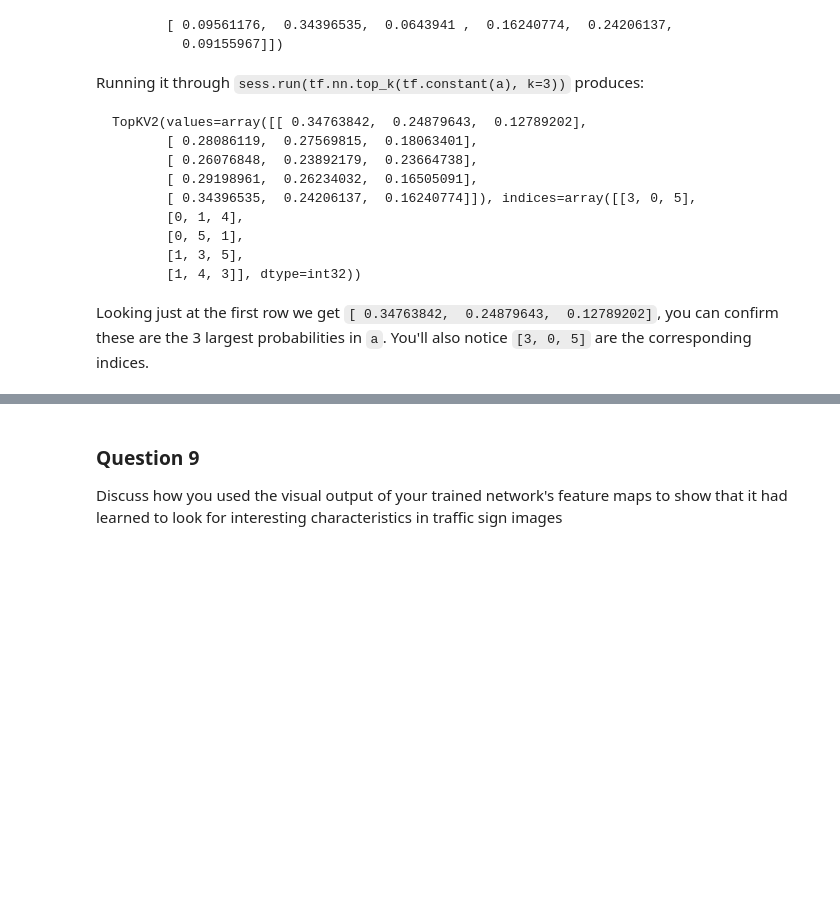
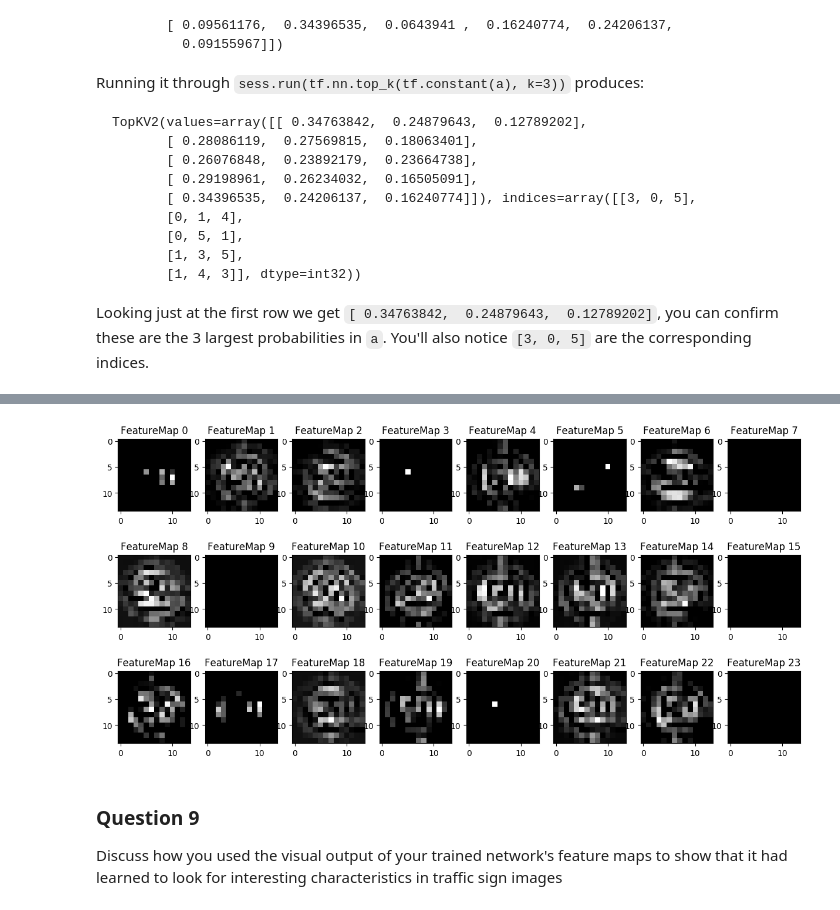
Before and after one commit to seongyooncho/CarND-Traffic-Sign-Classifier-Project, a Jupyter notebook: Traffic_Sign_Classifier.ipynb, the cells around one changed output, grey strips where cells are left out. Cells and saved outputs as stored; diff of their text form; code cells hidden in the pictures; blank space fills up the shorter version.

```diff
--- a/Traffic_Sign_Classifier.ipynb
+++ b/Traffic_Sign_Classifier.ipynb
@@ -353,3 +463,8 @@ Looking just at the first row we get `[ 0.34763842,  0.24879643,  0.12789202]`,
 # %%
 ### Print out the top five softmax probabilities for the predictions on the German traffic sign images found on the web.
 ### Feel free to use as many code cells as needed.
+with tf.Session() as sess:
+    saver.restore(sess, tf.train.latest_checkpoint('.'))
+    sess = tf.get_default_session()
+    top_k = sess.run(tf.nn.top_k(tf.constant(new_prediction), k=5))
+    print(top_k)
@@ -375,32 +508,39 @@ For an example of what feature map outputs look like, check out NVIDIA's results
 # %%
 ### Visualize your network's feature maps here.
 ### Feel free to use as many code cells as needed.
 
 # image_input: the test image being fed into the network to produce the feature maps
 # tf_activation: should be a tf variable name used during your training procedure that represents the calculated state of a specific weight layer
 # activation_min/max: can be used to view the activation contrast in more detail, by default matplot sets min and max to the actual min and max values of the output
 # plt_num: used to plot out multiple different weight feature map sets on the same block, just extend the plt number for each new feature map entry
 
 def outputFeatureMap(image_input, tf_activation, activation_min=-1, activation_max=-1 ,plt_num=1):
     # Here make sure to preprocess your image_input in a way your network expects
     # with size, normalization, ect if needed
     # image_input =
     # Note: x should be the same name as your network's tensorflow data placeholder variable
     # If you get an error tf_activation is not defined it maybe having trouble accessing the variable from inside a function
     activation = tf_activation.eval(session=sess,feed_dict={x : image_input})
     featuremaps = activation.shape[3]
     plt.figure(plt_num, figsize=(15,15))
     for featuremap in range(featuremaps):
         plt.subplot(6,8, featuremap+1) # sets the number of feature maps to show on each row and column
         plt.title('FeatureMap ' + str(featuremap)) # displays the feature map number
         if activation_min != -1 & activation_max != -1:
             plt.imshow(activation[0,:,:, featuremap], interpolation="nearest", vmin =activation_min, vmax=activation_max, cmap="gray")
         elif activation_max != -1:
             plt.imshow(activation[0,:,:, featuremap], interpolation="nearest", vmax=activation_max, cmap="gray")
         elif activation_min !=-1:
             plt.imshow(activation[0,:,:, featuremap], interpolation="nearest", vmin=activation_min, cmap="gray")
         else:
             plt.imshow(activation[0,:,:, featuremap], interpolation="nearest", cmap="gray")
+
+with tf.Session() as sess:
+    saver.restore(sess, tf.train.latest_checkpoint('.'))
+    sess = tf.get_default_session()
+    outputFeatureMap(X_new_processed, conv1)
+# %% [output]
+[figure, added]
 # %% [markdown]
 ### Question 9
 
```
Also changed, not shown: parts of 12 cells of this notebook, 7 other files.
